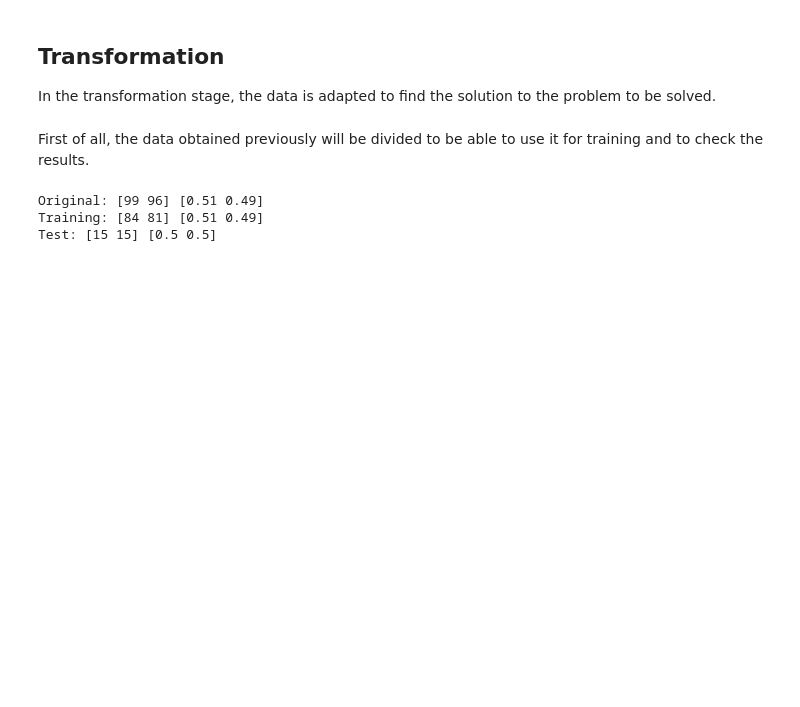
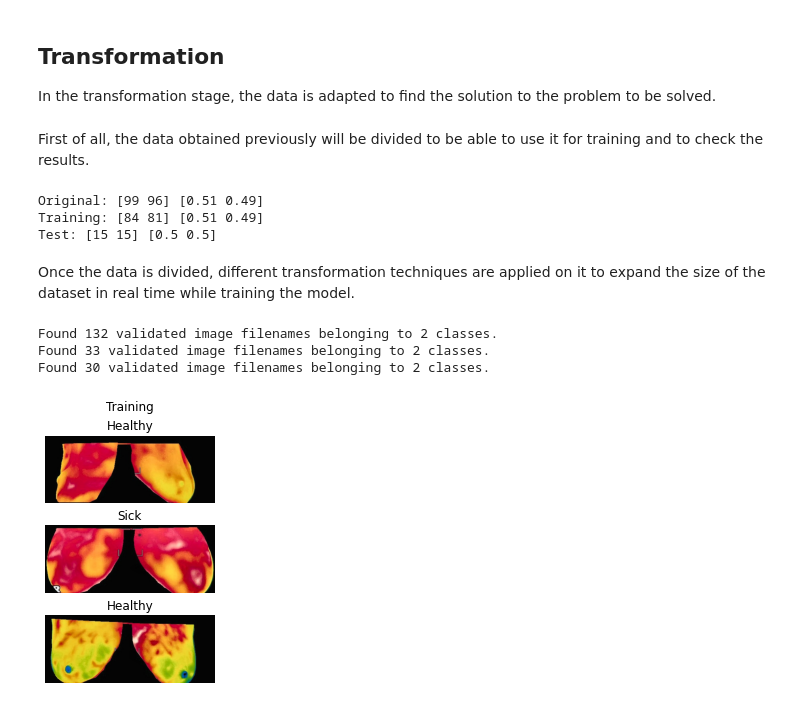
Before and after one commit to ufvceiec/mammo-echo-thermo, a Jupyter notebook: src/thermography.ipynb, the cells around one changed output. Drawn from its saved outputs; the diff is of its cells as text; code cells hidden in the pictures; blank space fills up the shorter version.

Commit message:
Generator images shown

```diff
--- a/src/thermography.ipynb
+++ b/src/thermography.ipynb
@@ -51,3 +51,15 @@ data.count_labels(data.test, "Test")
 Original: [99 96] [0.51 0.49]
 Training: [84 81] [0.51 0.49]
 Test: [15 15] [0.5 0.5]
+# %% [markdown]
+Once the data is divided, different transformation techniques are applied on it to expand the size of the dataset in real time while training the model.
+# %%
+traing_generator, validation_generator, test_generator = data.image_generator() # Image genearation
+# %% [output]
+Found 132 validated image filenames belonging to 2 classes.
+Found 33 validated image filenames belonging to 2 classes.
+Found 30 validated image filenames belonging to 2 classes.
+# %%
+data.show_images(traing_generator, "Training") # Show some images from the training generator
+# %% [output]
+[figure, added]
```
Also changed, not shown: 1 other file.
